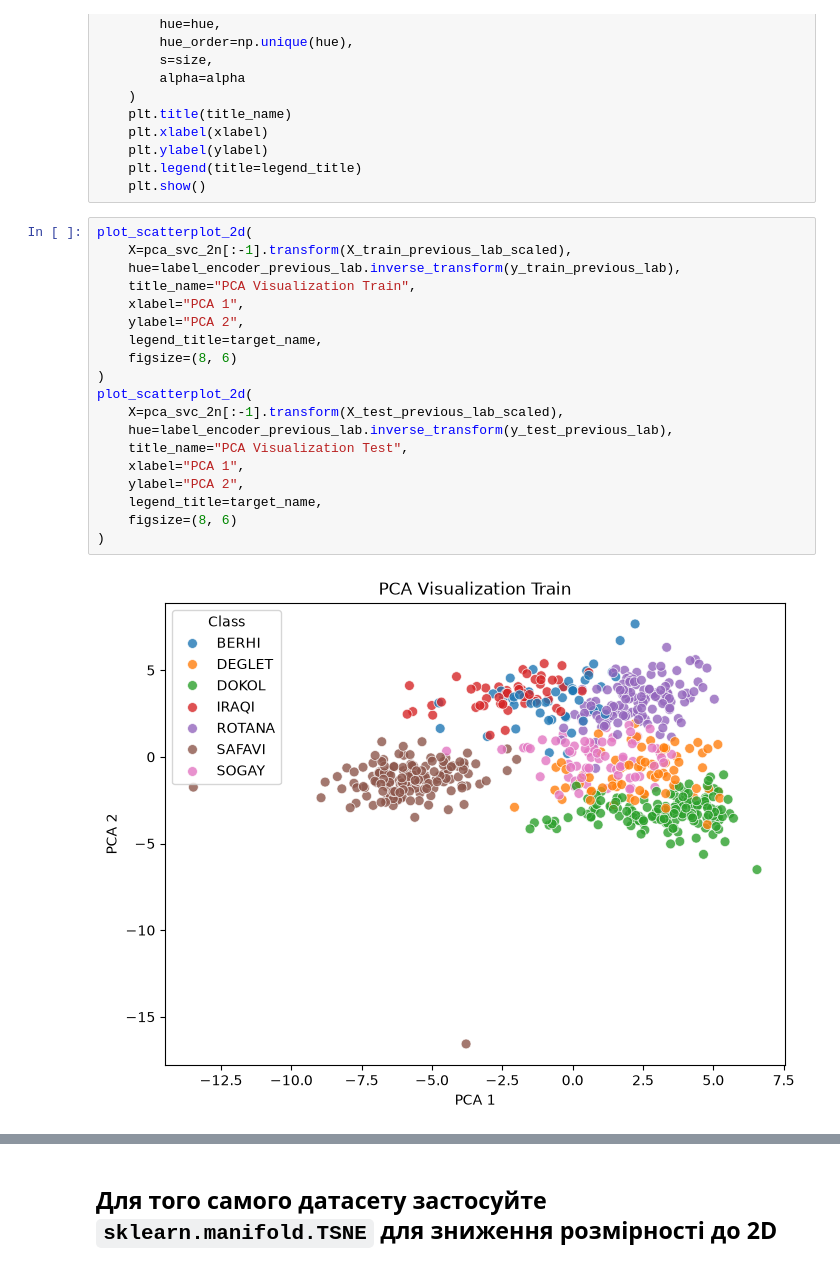
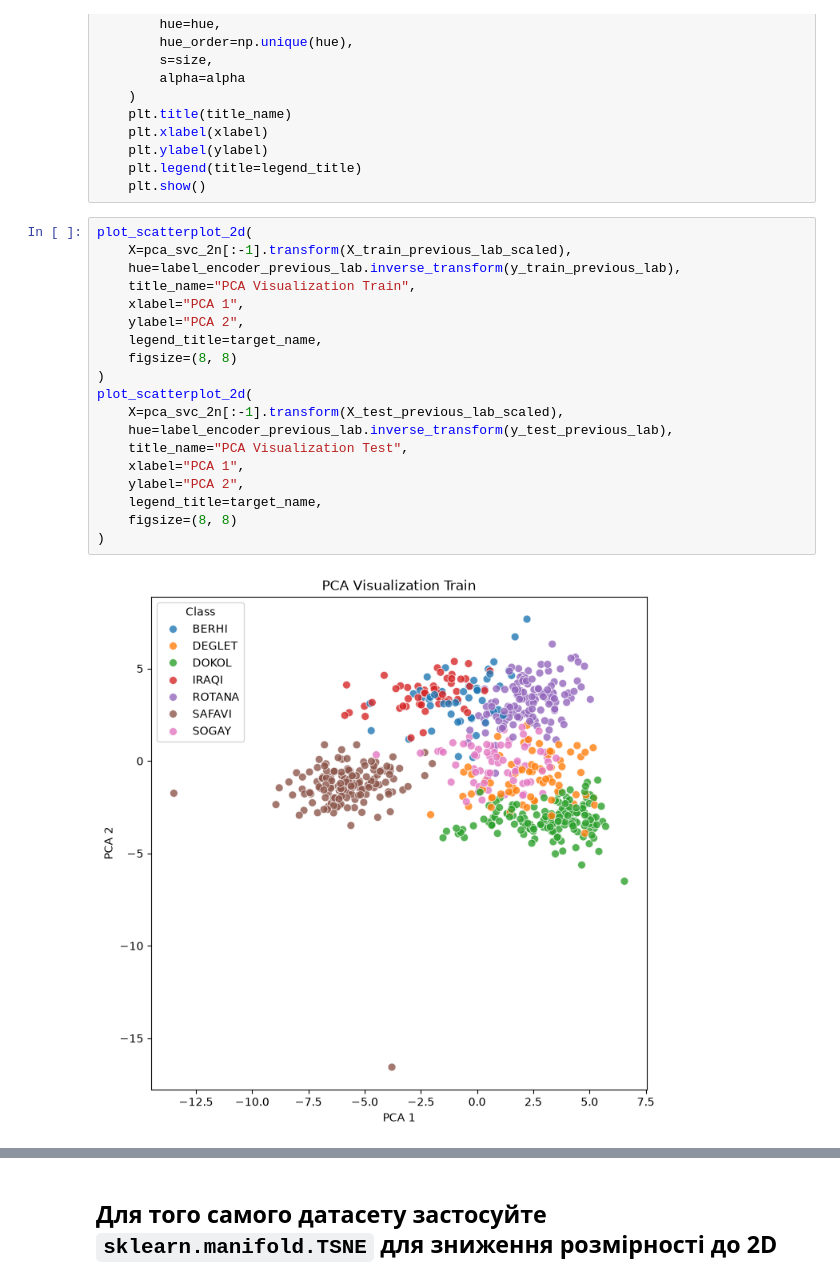
Before and after one commit to KPI-FTI-MMDA-Klymentiev/IntelligentDataAnalysis, a Jupyter notebook: labs/lab2/lab2.ipynb, the cells around one changed output, grey strips where cells are left out. Cells and saved outputs as stored; diff of their text form.

```diff
--- a/labs/lab2/lab2.ipynb
+++ b/labs/lab2/lab2.ipynb
@@ -252,21 +261,21 @@ def plot_scatterplot_2d(
 # %%
 plot_scatterplot_2d(
     X=pca_svc_2n[:-1].transform(X_train_previous_lab_scaled),
     hue=label_encoder_previous_lab.inverse_transform(y_train_previous_lab),
     title_name="PCA Visualization Train",
     xlabel="PCA 1",
     ylabel="PCA 2",
     legend_title=target_name,
-    figsize=(8, 6)
+    figsize=(8, 8)
 )
 plot_scatterplot_2d(
     X=pca_svc_2n[:-1].transform(X_test_previous_lab_scaled),
     hue=label_encoder_previous_lab.inverse_transform(y_test_previous_lab),
     title_name="PCA Visualization Test",
     xlabel="PCA 1",
     ylabel="PCA 2",
     legend_title=target_name,
-    figsize=(8, 6)
+    figsize=(8, 8)
 )
 # %% [output]
-[figure, old version]
+[figure, new version]
```
Also changed, not shown: parts of 10 cells of this notebook, 1 other file.
